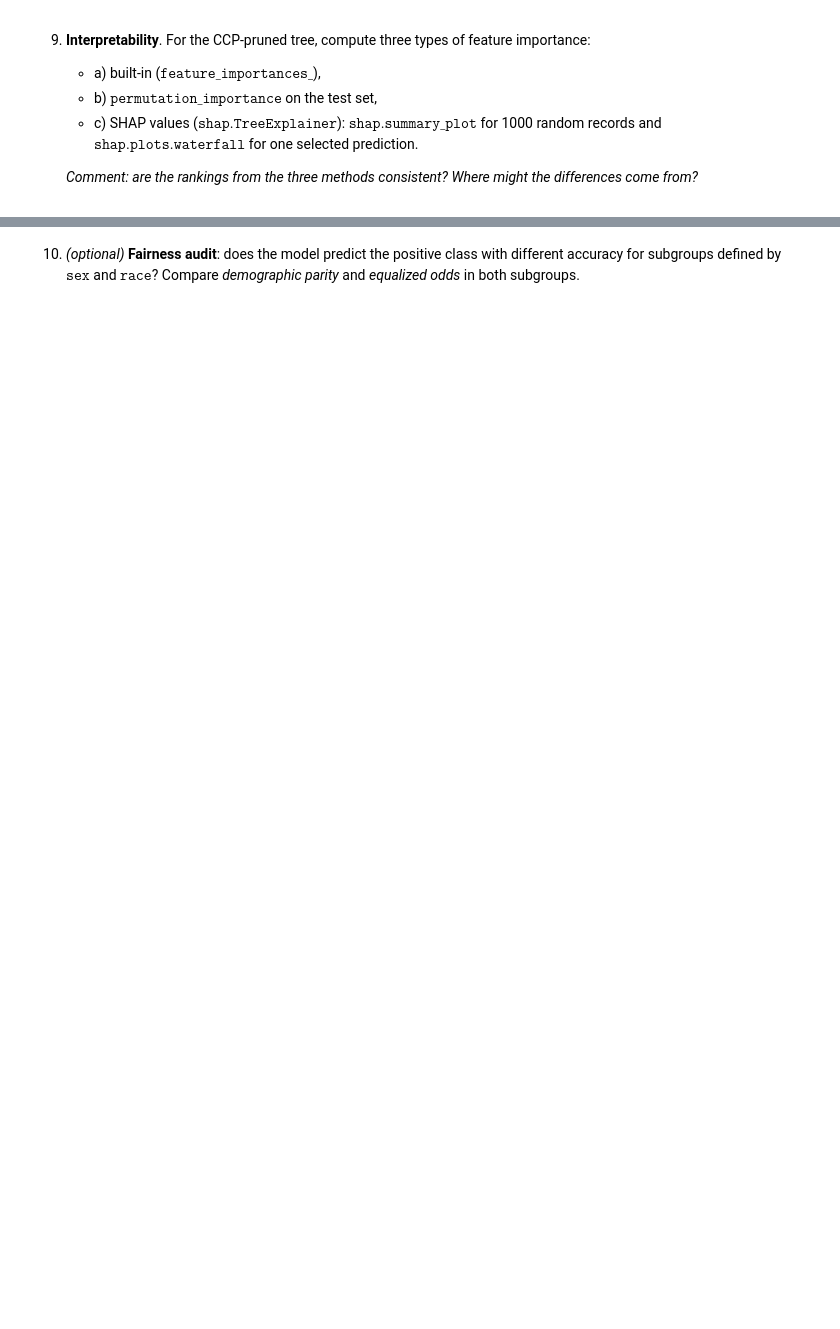
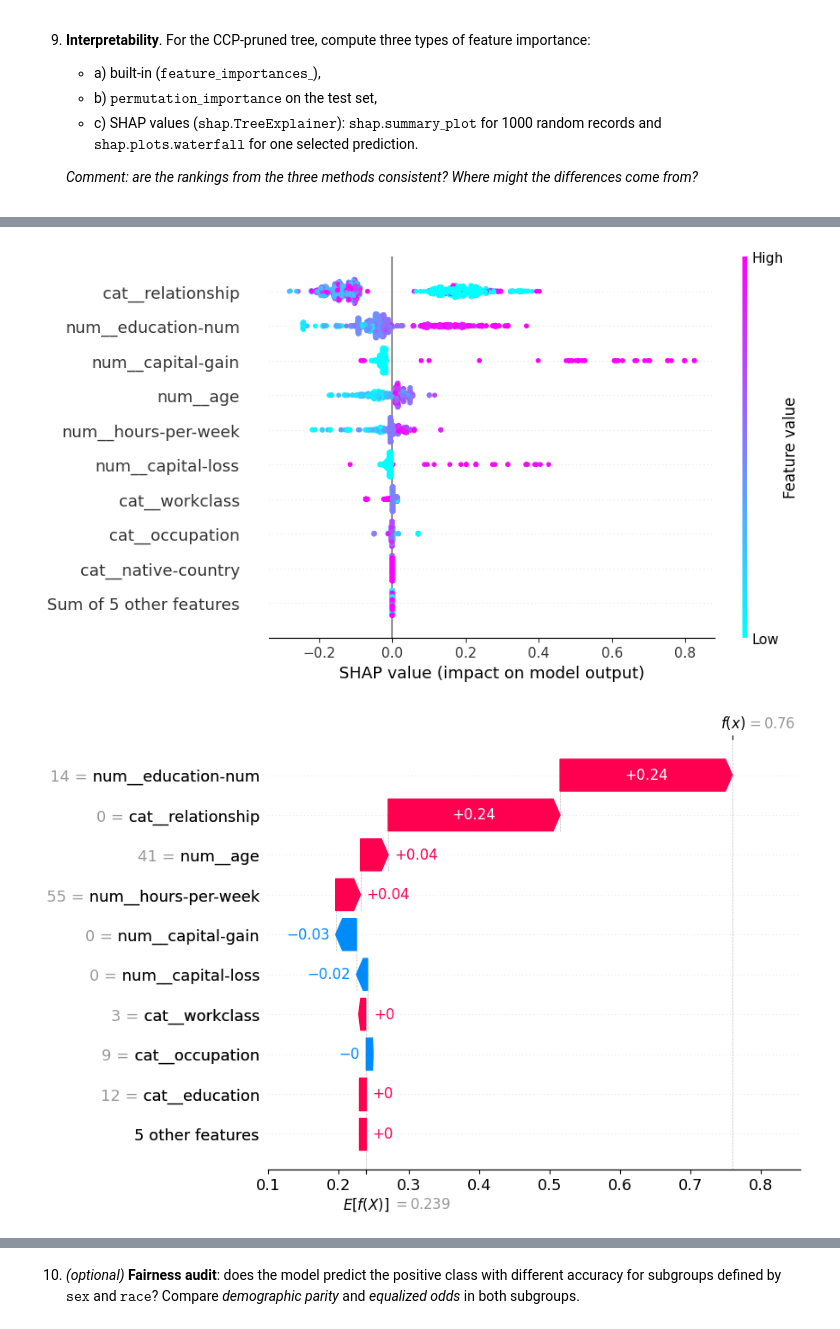
Before and after one commit to closetcaiman/de, a Jupyter notebook: lab2/lab2.ipynb, the cells around one changed output, grey strips where cells are left out. Saved outputs shown, nothing was run; the diff lists cells and outputs as text; code cells hidden in the pictures; blank space fills up the shorter version.

```diff
--- a/lab2/lab2.ipynb
+++ b/lab2/lab2.ipynb
@@ -156,6 +244,7 @@ for d in depths:
     )
     cv_scores.append((s.mean(), s.std()))
 # %%
+best_depth = depths[np.argmax([s[0] for s in cv_scores])]
 print(
-    f"Best depth: {depths[np.argmax([s[0] for s in cv_scores])]} with CV score: {max(cv_scores)[0]:.4f} ± {max(cv_scores)[1]:.4f}"
+    f"Best depth: {best_depth} with CV score: {max(cv_scores)[0]:.4f} ± {max(cv_scores)[1]:.4f}"
 )
@@ -218,0 +397,3 @@ Image 1: Expected shape of the CCP curve. For $\alpha \rightarrow 0$ the tree is
+# %%
+alpha_star = GCV.best_params_["clf__ccp_alpha"]
+print(f"Optimal alpha from GridSearchCV: {alpha_star:.6f}")
@@ -237,3 +534,37 @@ Image 1: Expected shape of the CCP curve. For $\alpha \rightarrow 0$ the tree is
    - c) SHAP values ($\texttt{shap.TreeExplainer}$): $\texttt{shap.summary\_plot}$ for 1000 random records and $\texttt{shap.plots.waterfall}$ for one selected prediction.
 
    _Comment: are the rankings from the three methods consistent? Where might the differences come from?_
+# %%
+import shap
+from sklearn.inspection import permutation_importance
+
+ccp_pruned = models["Best CCP Alpha"]
+ccp_pruned.fit(X_train, y_train)
+
+built_in_importance = ccp_pruned.named_steps["clf"].feature_importances_
+
+X_test_raw = preprocessor.transform(X_test)
+
+perm_importance = permutation_importance(
+    ccp_pruned.named_steps["clf"],
+    X_test_raw,
+    y_test,
+    n_repeats=10,
+    random_state=RNG,
+    n_jobs=-1,
+)
+
+X_test_df = pd.DataFrame(X_test_raw, columns=feature_names)
+X_test_sample = shap.sample(X_test_df, 1000)
+
+explainer = shap.TreeExplainer(ccp_pruned.named_steps["clf"])
+shap_values = explainer(X_test_sample)
+
+shap_importance = np.abs(shap_values.values[:, :, 1]).mean(axis=0)
+importance_df = pd.DataFrame({
+    "Feature": feature_names,
+    "Built-in Importance": built_in_importance,
+    "Permutation Importance": perm_importance.importances_mean,
+    "SHAP Importance": shap_importance,
+})
+display(importance_df)
@@ -239,0 +587,6 @@ Image 1: Expected shape of the CCP curve. For $\alpha \rightarrow 0$ the tree is
+# %%
+shap.plots.beeswarm(shap_values[:, :, 1], color=plt.get_cmap("cool"))  # Class 1 (>50K)
+shap.plots.waterfall(shap_values[0, :, 1])
+# %% [output]
+[figure, added]
+[figure, added]
```
Also changed, not shown: parts of 44 cells of this notebook, 5 other files.
